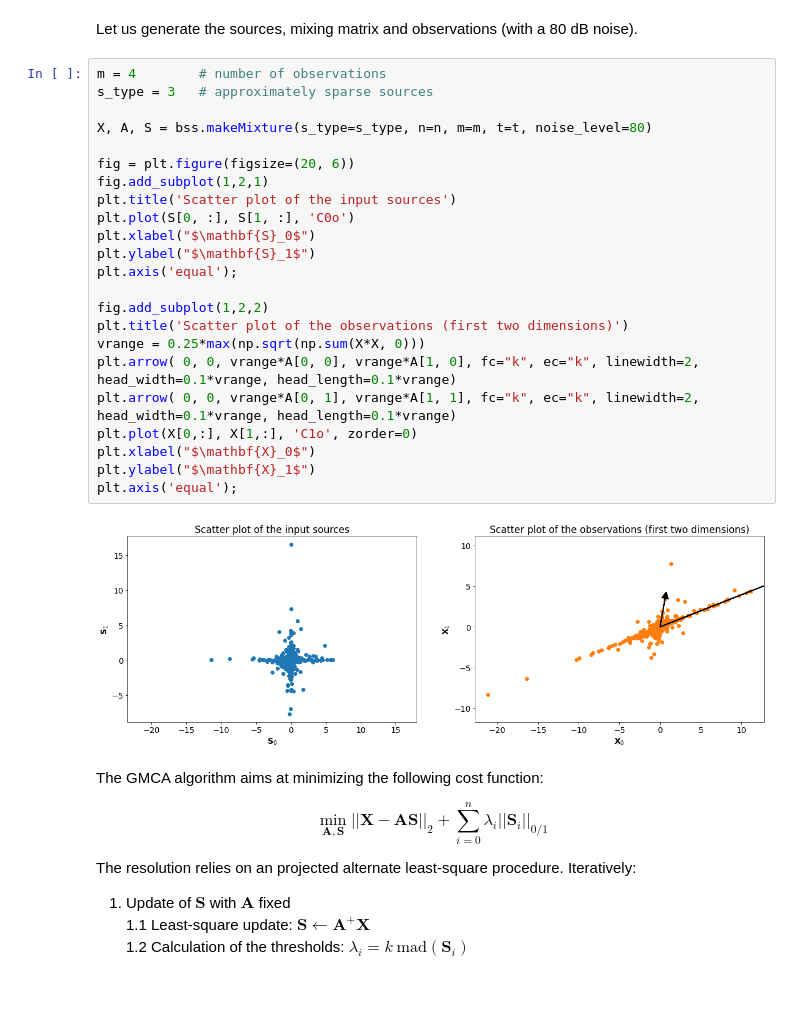
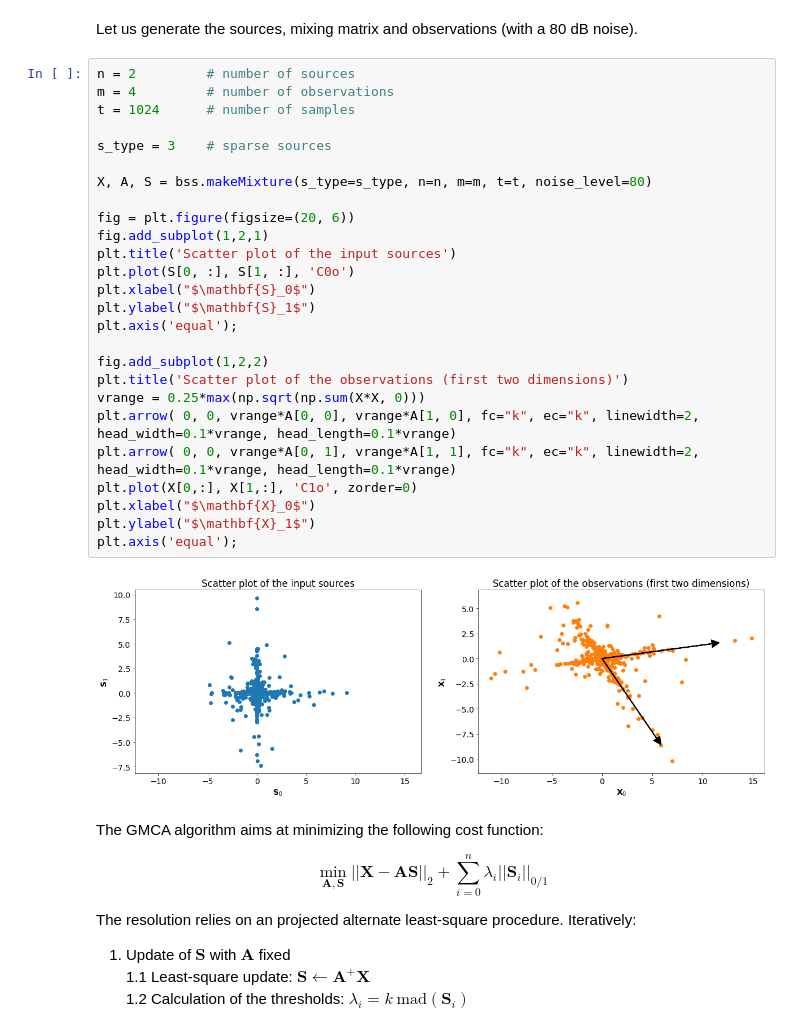
Before and after one commit to RCarloniGertosio/bss_tutorial, a Jupyter notebook: 5_Sparse_Matrix_Factorization_GMCA.ipynb, the cells around one changed output. Saved outputs shown, nothing was run; the diff lists cells and outputs as text; blank space fills up the shorter version.

```diff
--- a/5_Sparse_Matrix_Factorization_GMCA.ipynb
+++ b/5_Sparse_Matrix_Factorization_GMCA.ipynb
@@ -55,30 +55,33 @@ plt.ylabel('Number of non-zero samples among the sources');
 # %% [markdown]
 Let us generate the sources, mixing matrix and observations (with a 80 dB noise).
 # %%
-m = 4        # number of observations
-s_type = 3   # approximately sparse sources
+n = 2         # number of sources
+m = 4         # number of observations
+t = 1024      # number of samples
+
+s_type = 3    # sparse sources
 
 X, A, S = bss.makeMixture(s_type=s_type, n=n, m=m, t=t, noise_level=80)
 
 fig = plt.figure(figsize=(20, 6))
 fig.add_subplot(1,2,1)
 plt.title('Scatter plot of the input sources')
 plt.plot(S[0, :], S[1, :], 'C0o')
 plt.xlabel("$\mathbf{S}_0$")
 plt.ylabel("$\mathbf{S}_1$")
 plt.axis('equal');
 
 fig.add_subplot(1,2,2)
 plt.title('Scatter plot of the observations (first two dimensions)')
 vrange = 0.25*max(np.sqrt(np.sum(X*X, 0)))
 plt.arrow( 0, 0, vrange*A[0, 0], vrange*A[1, 0], fc="k", ec="k", linewidth=2, head_width=0.1*vrange, head_length=0.1*vrange)
 plt.arrow( 0, 0, vrange*A[0, 1], vrange*A[1, 1], fc="k", ec="k", linewidth=2, head_width=0.1*vrange, head_length=0.1*vrange)
 plt.plot(X[0,:], X[1,:], 'C1o', zorder=0)
 plt.xlabel("$\mathbf{X}_0$")
 plt.ylabel("$\mathbf{X}_1$")
 plt.axis('equal');
 # %% [output]
-[figure, old version]
+[figure, new version]
 # %% [markdown]
 The GMCA algorithm aims at minimizing the following cost function:
 
```
Also changed, not shown: parts of 5 cells of this notebook, 4 other files.
